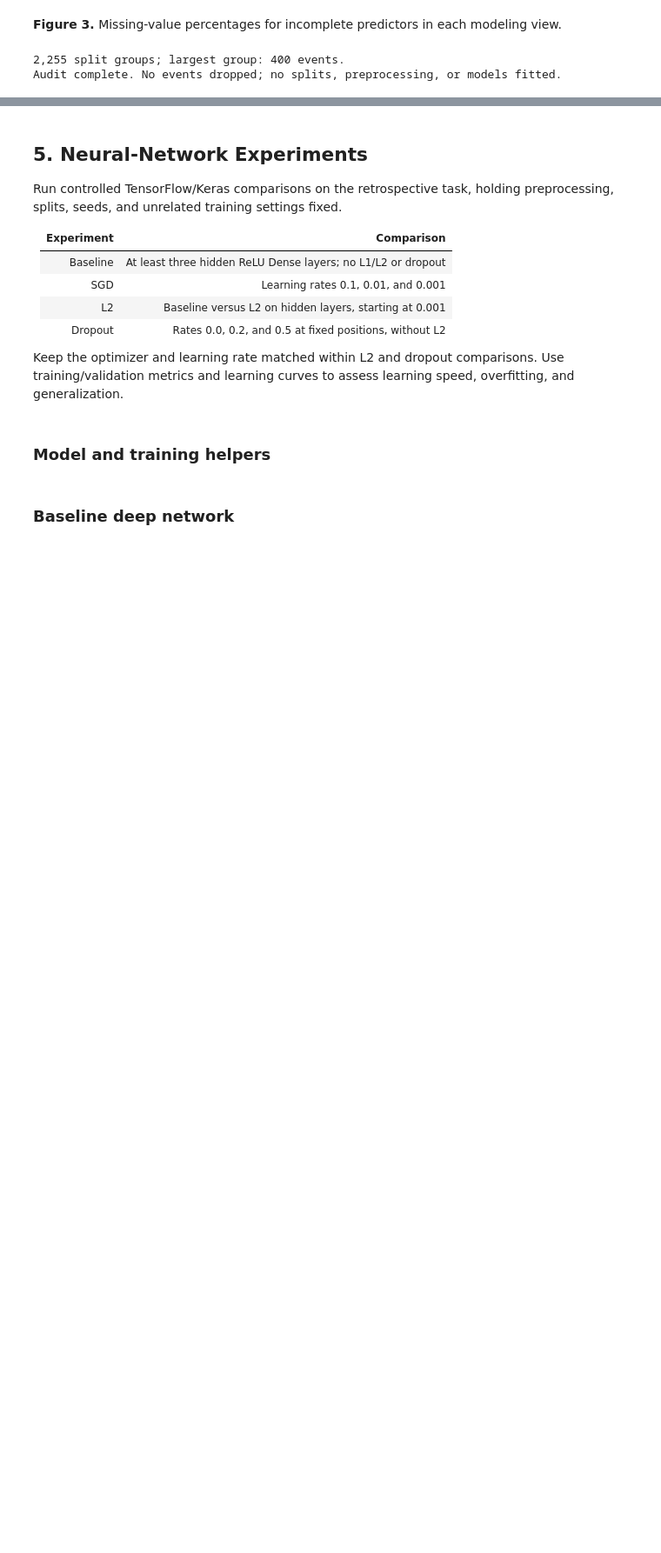
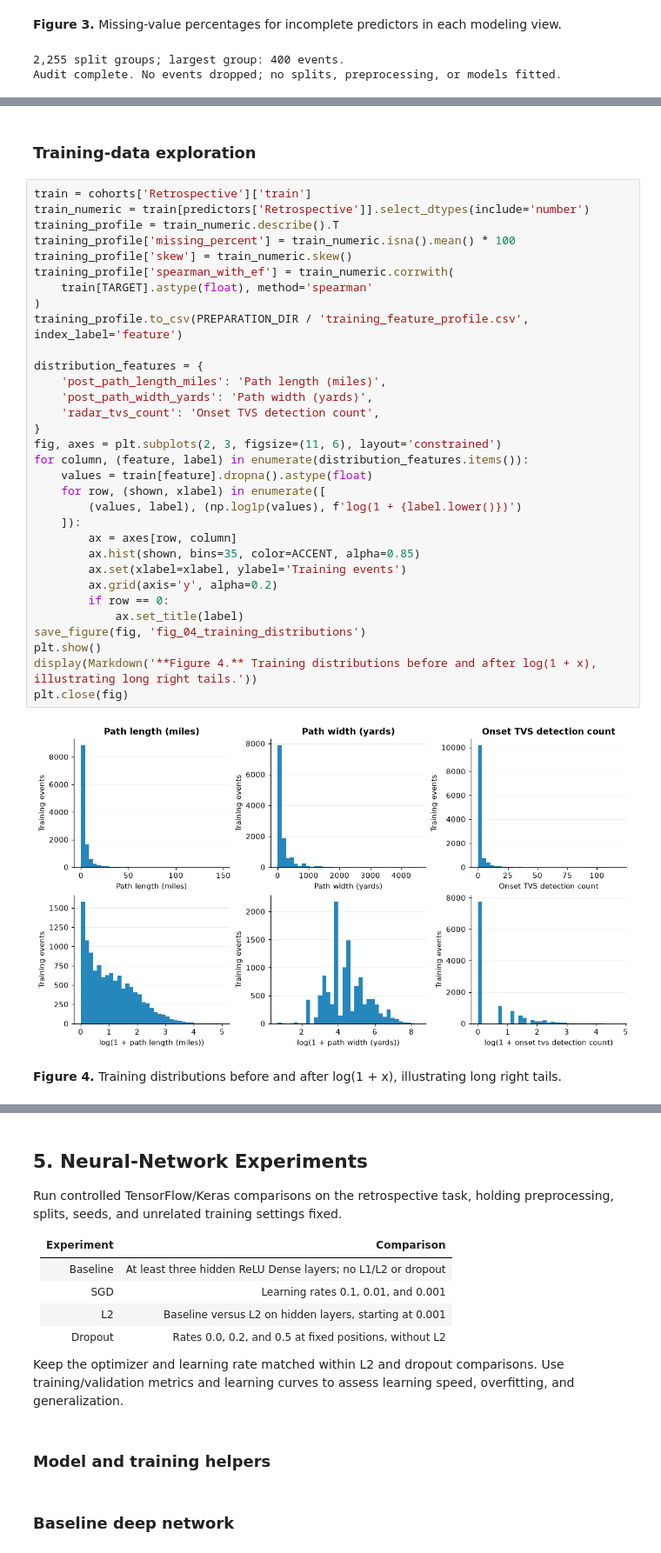
Before and after one commit to jakeryderv/tornado-severity-analysis, a Jupyter notebook: notebook.ipynb, the cells around one changed output, grey strips where cells are left out. Shown at 87% size. Cells and saved outputs as stored; diff of their text form; blank space fills up the shorter version.

```diff
--- a/notebook.ipynb
+++ b/notebook.ipynb
@@ -526,0 +611,37 @@ final model once. Use the same eligible events and target definition across task
+# %% [markdown]
+### Training-data exploration
+# %%
+train = cohorts['Retrospective']['train']
+train_numeric = train[predictors['Retrospective']].select_dtypes(include='number')
+training_profile = train_numeric.describe().T
+training_profile['missing_percent'] = train_numeric.isna().mean() * 100
+training_profile['skew'] = train_numeric.skew()
+training_profile['spearman_with_ef'] = train_numeric.corrwith(
+    train[TARGET].astype(float), method='spearman'
+)
+training_profile.to_csv(PREPARATION_DIR / 'training_feature_profile.csv', index_label='feature')
+
+distribution_features = {
+    'post_path_length_miles': 'Path length (miles)',
+    'post_path_width_yards': 'Path width (yards)',
+    'radar_tvs_count': 'Onset TVS detection count',
+}
+fig, axes = plt.subplots(2, 3, figsize=(11, 6), layout='constrained')
+for column, (feature, label) in enumerate(distribution_features.items()):
+    values = train[feature].dropna().astype(float)
+    for row, (shown, xlabel) in enumerate([
+        (values, label), (np.log1p(values), f'log(1 + {label.lower()})')
+    ]):
+        ax = axes[row, column]
+        ax.hist(shown, bins=35, color=ACCENT, alpha=0.85)
+        ax.set(xlabel=xlabel, ylabel='Training events')
+        ax.grid(axis='y', alpha=0.2)
+        if row == 0:
+            ax.set_title(label)
+save_figure(fig, 'fig_04_training_distributions')
+plt.show()
+display(Markdown('**Figure 4.** Training distributions before and after log(1 + x), illustrating long right tails.'))
+plt.close(fig)
+# %% [output]
+[figure, added]
+**Figure 4.** Training distributions before and after log(1 + x), illustrating long right tails.
```
Also changed, not shown: parts of 18 cells of this notebook, 27 other files.
